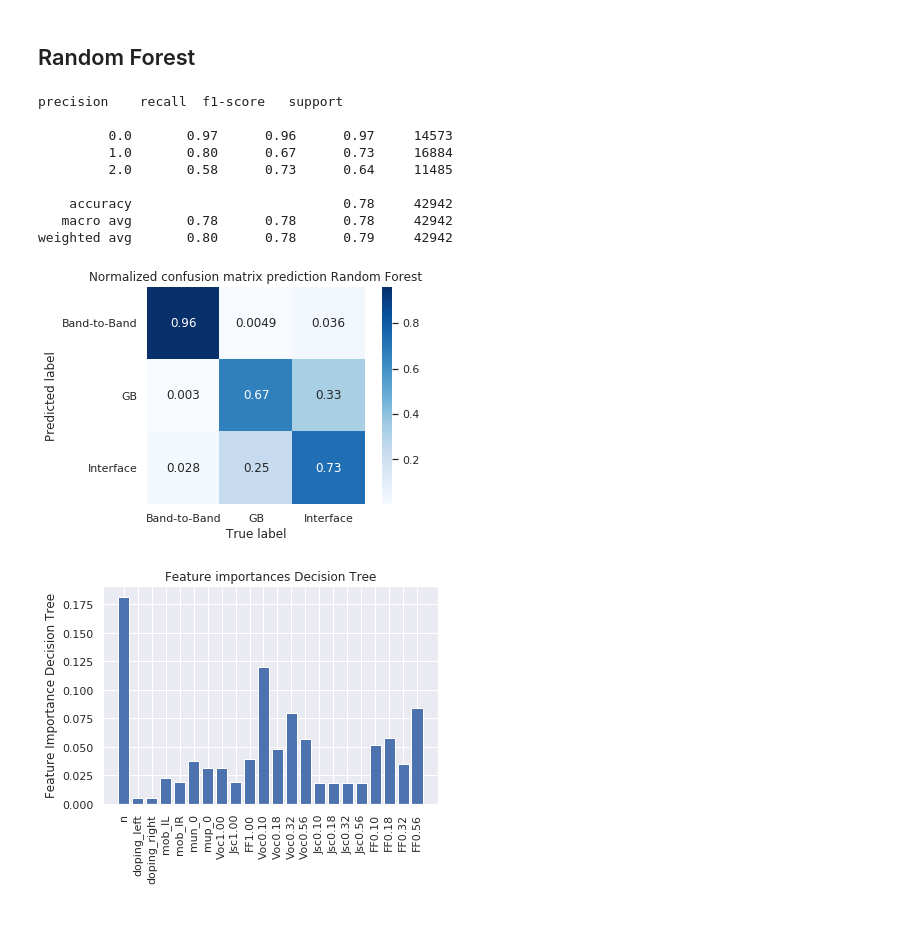
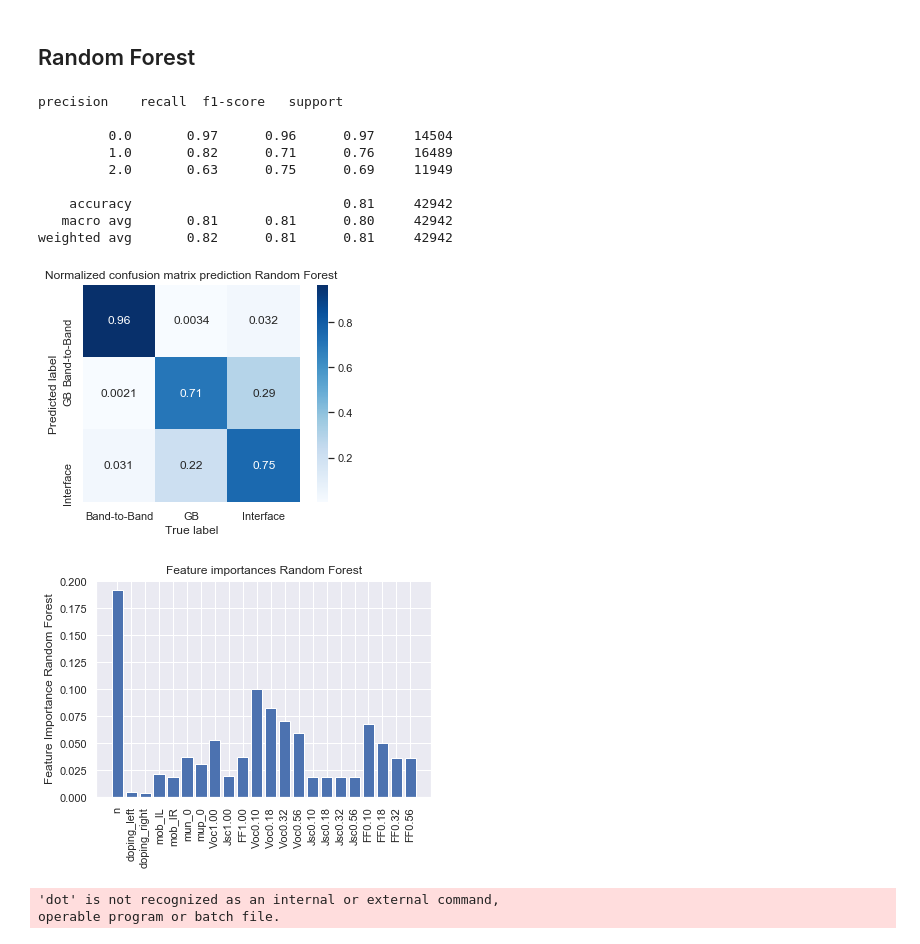
Before and after one commit to kostergroup/Perovskite-Device-Doctor, a Jupyter notebook: PSC_Dominant_Rec_class.ipynb, the cells around one changed output. Drawn from its saved outputs; the diff is of its cells as text; code cells hidden in the pictures; blank space fills up the shorter version.

```diff
--- a/PSC_Dominant_Rec_class.ipynb
+++ b/PSC_Dominant_Rec_class.ipynb
@@ -88,7 +88,7 @@ X_train, X_test, y_train, y_test = train_test_split(dataset, target, test_size=0
 Start training:
 # %%
 idx = 0
-make_full_report,save_trained_clf = False,False
+make_full_report = False
 for (clf_name, clf) in classifiers: # +[('Stacked classifiers',stacking_classifier)]:
 
     print('\n\nTraining '+clf_name)
@@ -97,8 +97,7 @@ for (clf_name, clf) in classifiers: # +[('Stacked classifiers',stacking_classifi
     elapsed_time = time.time() - start_time
     print('Trained in {:.2f} seconds'.format(elapsed_time))
 
-    if save_trained_clf:
-        dump(clf,clf_name+'.joblib')
+    dump(clf,clf_name+'.joblib') # save clf
 
     if type(clf) == type(tree.DecisionTreeClassifier()):
         clf_tree = pickle.dumps(clf)
@@ -129,14 +128,14 @@ Trained in 4.08 seconds
 # %%
 plot_tree = True
 if plot_tree:
-    clf = load('Decision Tree.joblib')
+    clf = load('Decision Tree.joblib') # To load best tree ==> use Trained Decision Tree VLC.joblib
     if type(clf) == type(tree.DecisionTreeClassifier()):
         y_pred = clf.predict(X_test[names])
         print(metrics.classification_report(y_pred, y_test))
         mat = confusion_matrix(y_test, y_pred, normalize='pred')
         sns.heatmap(mat.T, square=True, annot=True, cmap=plt.cm.Blues, cbar=True,xticklabels=labels,\
         yticklabels=labels)
-        plt.title('Normalized confusion matrix prediction '+clf_name)
+        plt.title('Normalized confusion matrix prediction Decision Tree')
         plt.xlabel('True label')
         plt.ylabel('Predicted label')
         plt.show()
@@ -176,44 +177,46 @@ weighted avg       0.74      0.74      0.74     42942
 # %%
 plot_forest = True
 if plot_forest:
-    clf = load('Random Forest.joblib')
+    clf = load('Random Forest.joblib') # To load best forest ==> use Trained Random Forest VLC.joblib
     if type(clf) == type(RandomForestClassifier()):
         y_pred = clf.predict(X_test[names])
         print(metrics.classification_report(y_pred, y_test))
         mat = confusion_matrix(y_test, y_pred, normalize='pred')
         sns.heatmap(mat.T, square=True, annot=True, cmap=plt.cm.Blues, cbar=True,xticklabels=labels,\
         yticklabels=labels)
-        plt.title('Normalized confusion matrix prediction '+clf_name)
+        plt.title('Normalized confusion matrix prediction Random Forest')
         plt.xlabel('True label')
         plt.ylabel('Predicted label')
         plt.show()
 
         fig = plt.figure(1)
         ax = fig.add_subplot(111)
-        plt.title('Feature importances Decision Tree')
+        plt.title('Feature importances Random Forest')
         plt.bar(names,clf.feature_importances_)
-        plt.ylabel('Feature Importance Decision Tree')
+        plt.ylabel('Feature Importance Random Forest')
         xtickNames = ax.set_xticklabels(names)
         plt.setp(xtickNames, rotation=90)
         plt.show()
 
         tree_forest = clf.estimators_[5] # pick any number between 0 and n_estimators
         tree.export_graphviz(tree_forest,max_depth = 3,out_file="tree_forest.dot",feature_names = names,\
         class_names=labels,filled = True,rounded=True,rotate=True)
         #Note : for this command to work graphviz package need to be installed
         !dot -Tpng tree_forest.dot -o tree_forest.png
 
         display(Image(filename='tree_forest.png'))
         # plt.show()
 # %% [output]
 precision    recall  f1-score   support
 
-         0.0       0.97      0.96      0.97     14573
-         1.0       0.80      0.67      0.73     16884
-         2.0       0.58      0.73      0.64     11485
+         0.0       0.97      0.96      0.97     14504
+         1.0       0.82      0.71      0.76     16489
+         2.0       0.63      0.75      0.69     11949
 
-    accuracy                           0.78     42942
-   macro avg       0.78      0.78      0.78     42942
-weighted avg       0.80      0.78      0.79     42942
+    accuracy                           0.81     42942
+   macro avg       0.81      0.81      0.80     42942
+weighted avg       0.82      0.81      0.81     42942
-[figure, old version]
+[figure, new version]
-[figure, old version]
+[figure, new version]
+'dot' is not recognized as an internal or external command,
+operable program or batch file.
```
Also changed, not shown: parts of 5 cells of this notebook.
